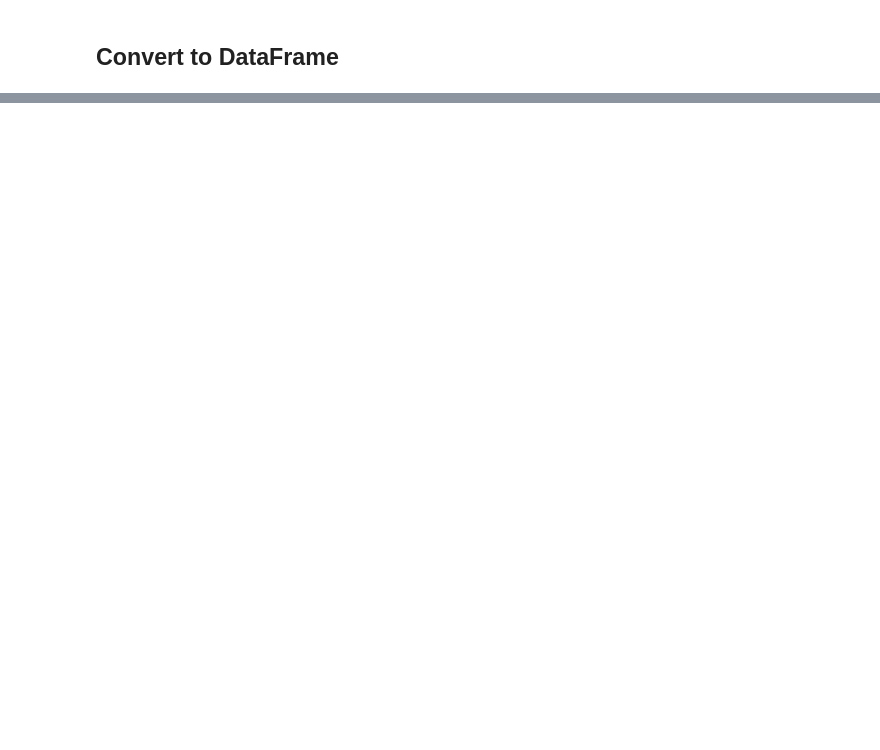
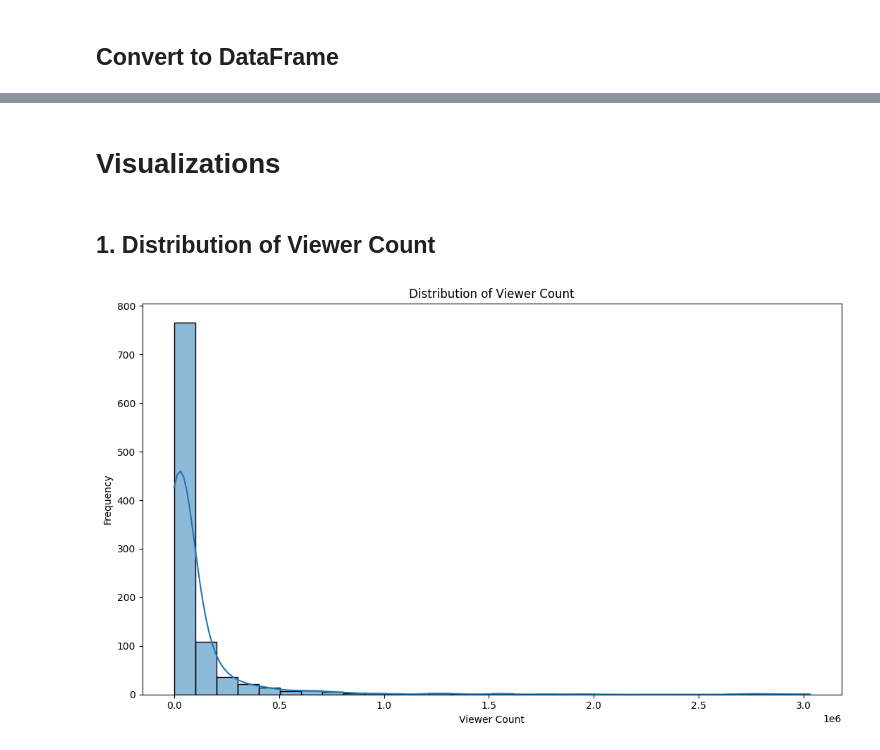
Before and after one commit to rachit-bhatt/Social-Media-Analytics---Lab, a Jupyter notebook: 2024-09-13 - Lab 2/Lab 2 - YouTube Trailer Comment Analysis.ipynb, the cells around one changed output, grey strips where cells are left out. Drawn from its saved outputs; the diff is of its cells as text; code cells hidden in the pictures; blank space fills up the shorter version.

```diff
--- a/2024-09-13 - Lab 2/Lab 2 - YouTube Trailer Comment Analysis.ipynb
+++ b/2024-09-13 - Lab 2/Lab 2 - YouTube Trailer Comment Analysis.ipynb
@@ -109,0 +26,18 @@ df
+# %%
+# Defining Columns.
+columns = [
+    'MovieID',
+    'Views',
+    'Likes',
+    'Dislikes',
+    'Share',
+    'Comments'
+]
+
+# Filtering Data using Regular Expression.
+df = pd.DataFrame(re.findall(r'MovieID::::(\d+)[\s\S]*?(?:\n(\d+)\s+(\d+)\s+(\d+)\s+(\d+)\s+(\d+)|(?=\sMovieID::::)|$)', content),
+                  columns = columns)
+
+# Converting the data in numeric format.
+df[columns] = df[columns].apply(pd.to_numeric)
+df
@@ -109,0 +58,28 @@ df
+# %% [markdown]
+# Visualizations
+# %%
+def set_figure(width = 12.8, height = 7.2):
+    # Default Chart Resolution: 1280x720p.
+    plt.figure(figsize = (width, height))
+
+def chart_decoration(title = str(), xlabel = str(), ylabel = str()):
+    # Chart Decoration.
+    plt.title(label = title)
+    plt.xlabel(xlabel = xlabel)
+    plt.ylabel(ylabel = ylabel)
+
+    # Displaying Chart.
+    plt.show()
+# %% [markdown]
+## 1. Distribution of Viewer Count
+# %%
+# Figure Resolution: 1280x720p.
+set_figure()
+
+# Chart Content.
+sns.histplot(df.Views.dropna(), bins = 30, kde = True)
+
+# Chart Decoration.
+chart_decoration(title = 'Distribution of Viewer Count', xlabel = 'Viewer Count', ylabel = 'Frequency')
+# %% [output]
+[figure, added]
```
Also changed, not shown: parts of 30 cells of this notebook.
